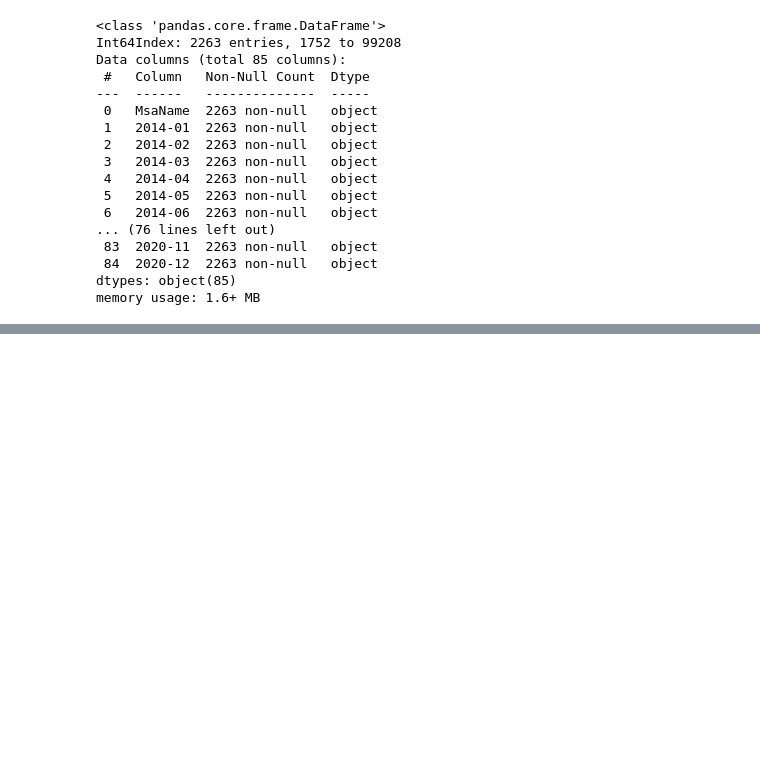
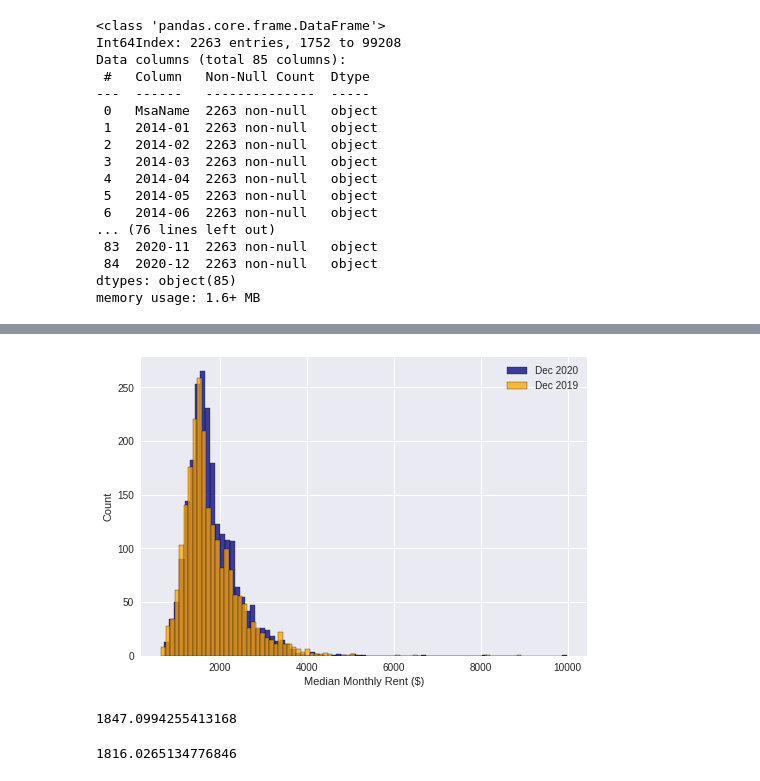
Before and after one commit to dcnarch/RentPricePredict, a Jupyter notebook: RentPricePredict.ipynb, the cells around one changed output, grey strips where cells are left out. Cells and saved outputs as stored; diff of their text form; code cells hidden in the pictures; blank space fills up the shorter version.

```diff
--- a/RentPricePredict.ipynb
+++ b/RentPricePredict.ipynb
@@ -239,0 +285,18 @@ Now we're good to go and ready to start visualizing our data!
+# %%
+# Let's look at an overlaid plot to see the difference in rents due to COVID, from end of the year 2019 and 2020
+sns.histplot(rents_drop['2020-12'], color = 'navy', label = 'Dec 2020', bins = 80)
+sns.histplot(rents_drop['2019-12'], color = 'orange', label = 'Dec 2019', bins = 80)
+plt.xlabel('Median Monthly Rent ($)')
+plt.legend();
+# %% [output]
+[figure, added]
+# %%
+# Interestingly enough, despite the impact of COVID-19, it appears more markets saw rent increases by the end of 2020.
+# Let's evaluate the means
+rents_drop['2020-12'].mean()
+# %% [output]
+1847.0994255413168
+# %%
+rents_drop['2019-12'].mean()
+# %% [output]
+1816.0265134776846
```
Also changed, not shown: parts of 30 cells of this notebook.
